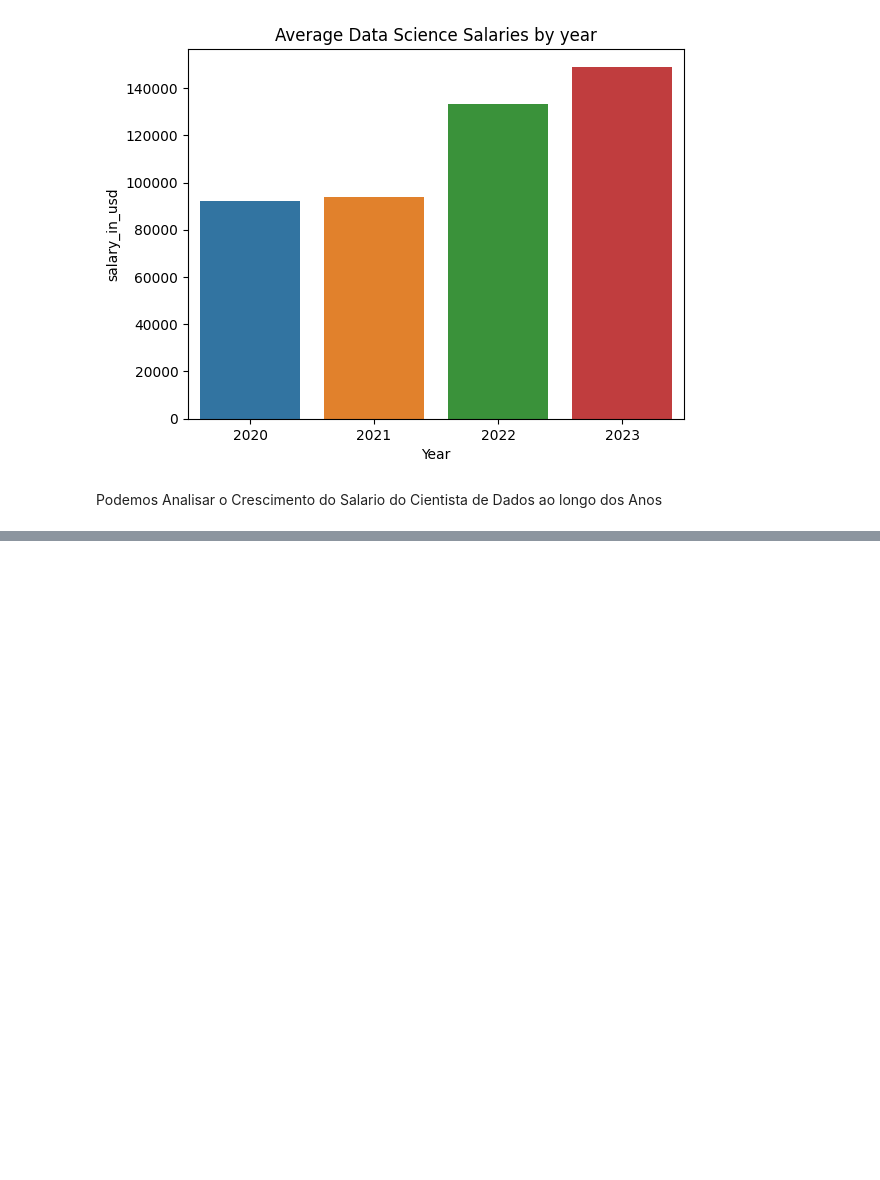
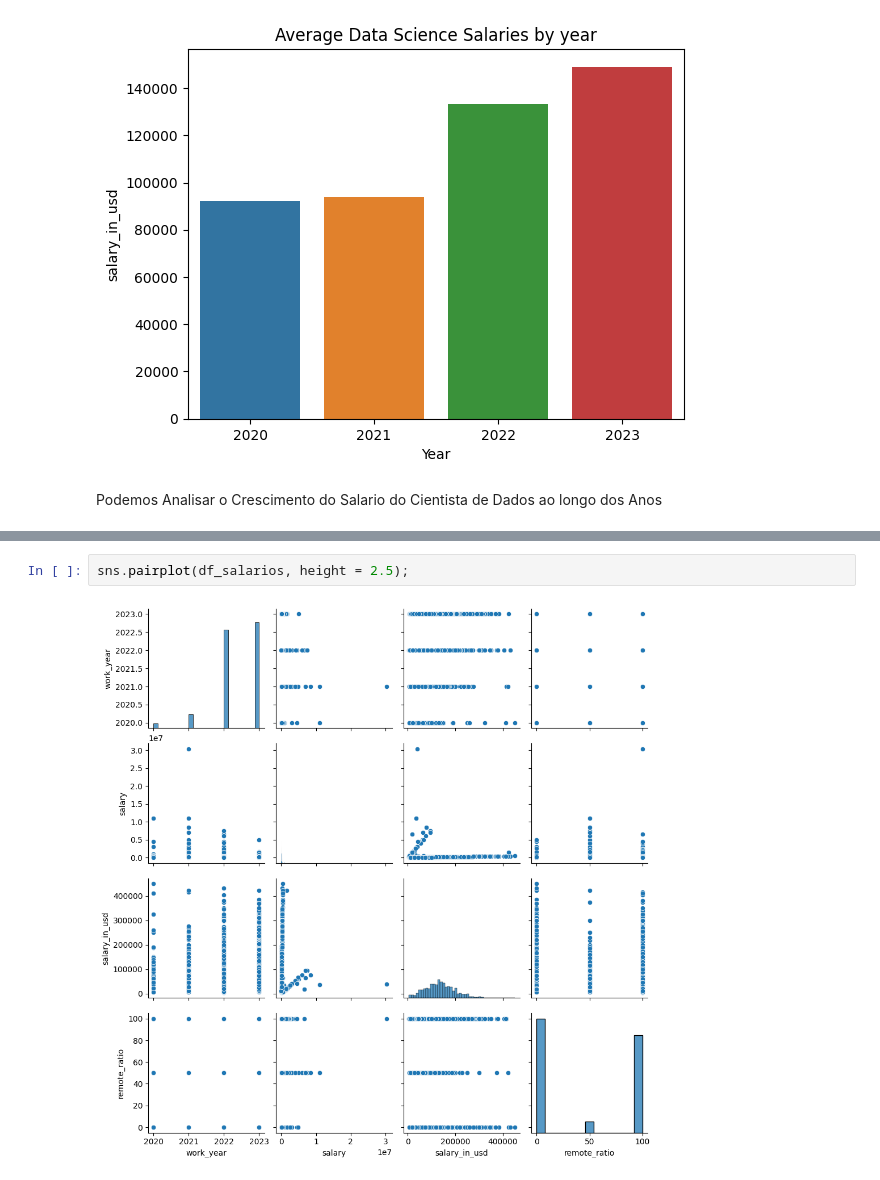
Before and after one commit to Leonascimento85/-mvp_salarios, a Jupyter notebook: MVP_Pós_Ciência_de_Dados_PUC_RIO_.ipynb, the cells around one changed output, grey strips where cells are left out. Drawn from its saved outputs; the diff is of its cells as text; blank space fills up the shorter version.

```diff
--- a/MVP_Pós_Ciência_de_Dados_PUC_RIO_.ipynb
+++ b/MVP_Pós_Ciência_de_Dados_PUC_RIO_.ipynb
@@ -221,0 +227,4 @@ Podemos Analisar o Crescimento do Salario do Cientista de Dados ao longo dos Ano
+# %%
+sns.pairplot(df_salarios, height = 2.5);
+# %% [output]
+[figure, added]
```
Also changed, not shown: parts of 5 cells of this notebook.
